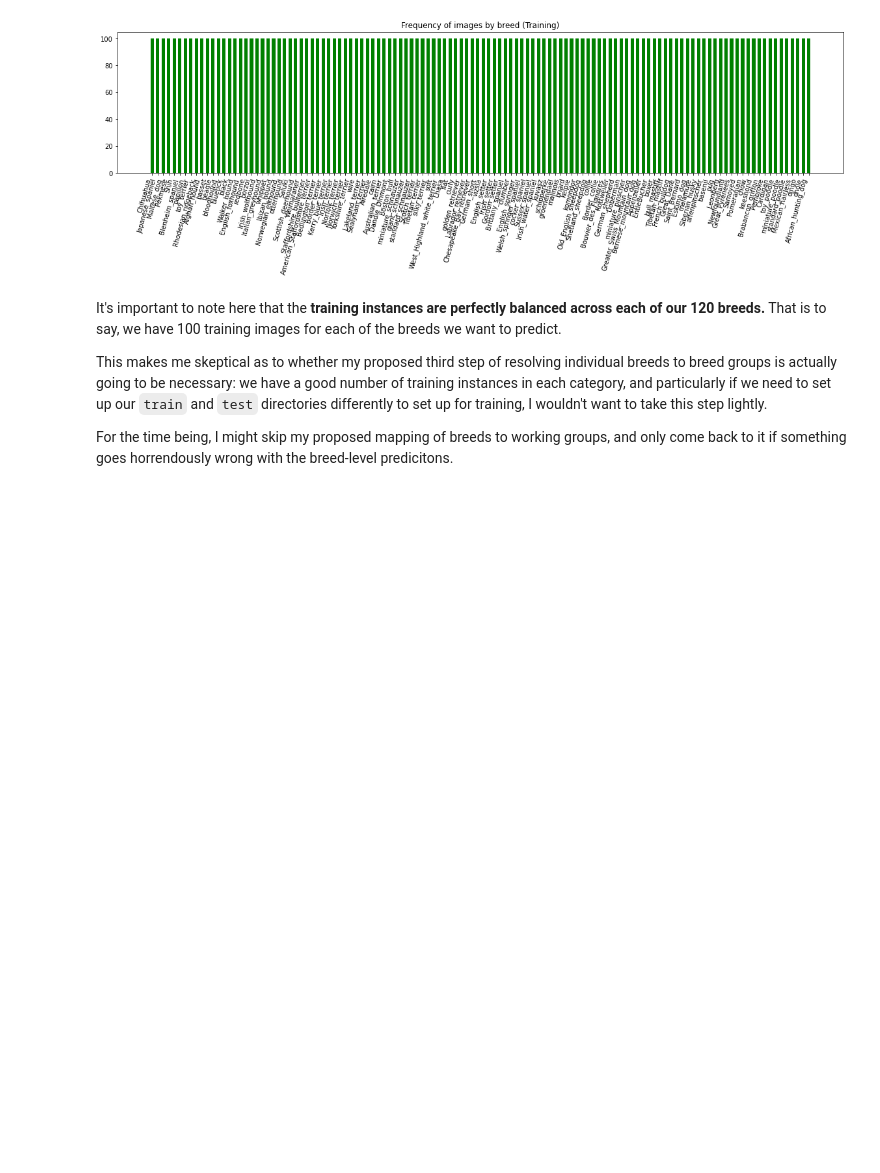
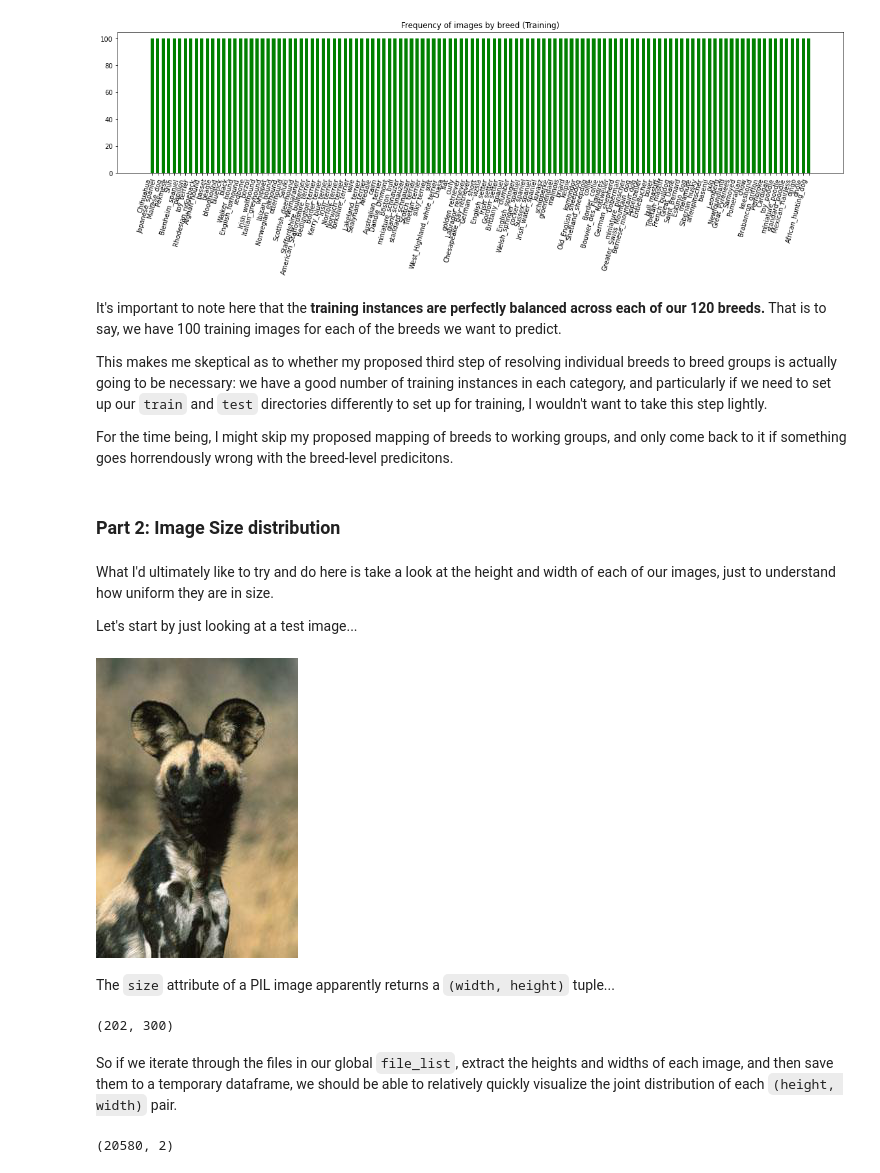
Before and after one commit to ZombieSocrates/ml-udacity-capstone, a Jupyter notebook: 1-Data_Exploration_Preprocessing.ipynb, the cells around one changed output. Cells and saved outputs as stored; diff of their text form; code cells hidden in the pictures; blank space fills up the shorter version.

Commit message:
Visualize distribution of width, height pairs of raw images

```diff
--- a/1-Data_Exploration_Preprocessing.ipynb
+++ b/1-Data_Exploration_Preprocessing.ipynb
@@ -284,3 +260,24 @@ It's important to note here that the **training instances are perfectly balanced
 This makes me skeptical as to whether my proposed third step of resolving individual breeds to breed groups is actually going to be necessary: we have a good number of training instances in each category, and particularly if we need to set up our `train` and `test` directories differently to set up for training, I wouldn't want to take this step lightly.
 
 For the time being, I might skip my proposed mapping of breeds to working groups, and only come back to it if something goes horrendously wrong with the breed-level predicitons.
+# %% [markdown]
+### Part 2: Image Size distribution
+# %% [markdown]
+What I'd ultimately like to try and do here is take a look at the height and width of each of our images, just to understand how uniform they are in size.
+
+Let's start by just looking at a test image...
+# %%
+test_jpg = "n02116738-African_hunting_dog/n02116738_9829.jpg"
+test_path = data_dir / "Images" / test_jpg
+test_img = Image.open(test_path)
+display(test_img)
+# %% [output]
+[figure, added]
+# %% [markdown]
+The `size` attribute of a PIL image apparently returns a `(width, height)` tuple...
+# %%
+test_img.size
+# %% [output]
+(202, 300)
+# %% [markdown]
+So if we iterate through the files in our global `file_list`, extract the heights and widths of each image, and then save them to a temporary dataframe, we should be able to relatively quickly visualize the joint distribution of each `(height, width)` pair.
@@ -286,0 +291,4 @@ For the time being, I might skip my proposed mapping of breeds to working groups
+# %%
+hw_df.shape
+# %% [output]
+(20580, 2)
```
Also changed, not shown: parts of 31 cells of this notebook, 2 other files.
